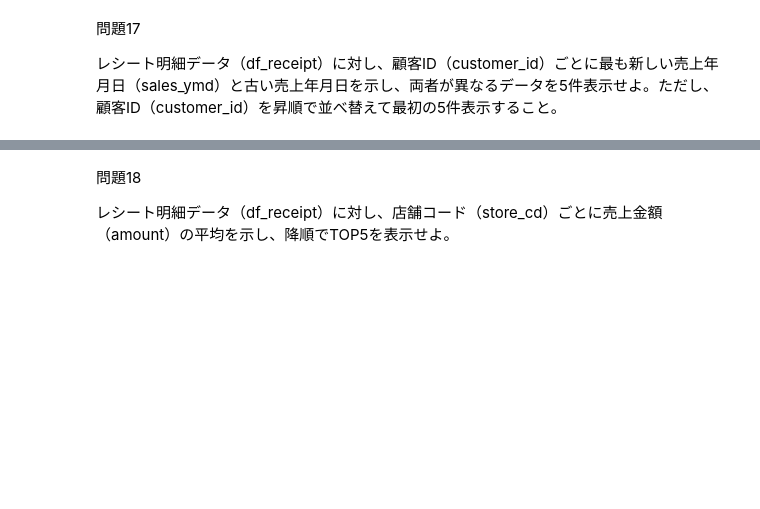
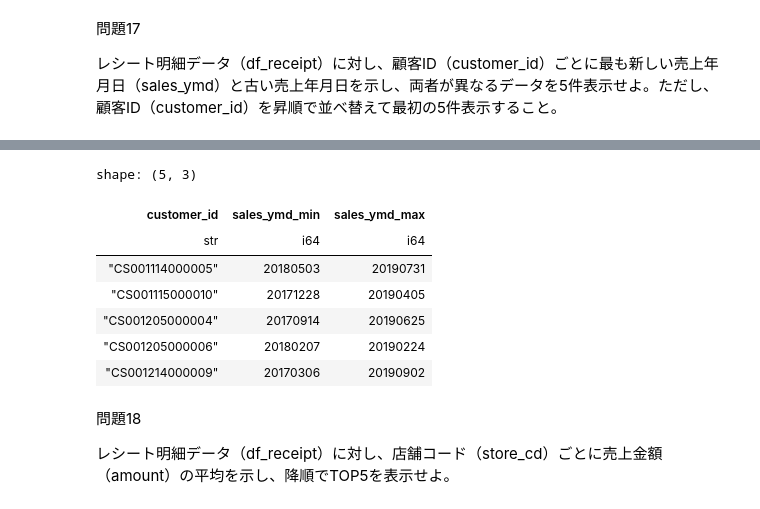
Before and after one commit to shinoshino39/xbp_polars, a Jupyter notebook: 50knocks.ipynb, the cells around one changed output, grey strips where cells are left out. Drawn from its saved outputs; the diff is of its cells as text; code cells hidden in the pictures; blank space fills up the shorter version.

```diff
--- a/50knocks.ipynb
+++ b/50knocks.ipynb
@@ -329,6 +359,23 @@ shape: (5, 3)
 レシート明細データ（df_receipt）に対し、顧客ID（customer_id）ごとに最も新しい売上年月日（sales_ymd）と古い売上年月日を示し、両者が異なるデータを5件表示せよ。ただし、顧客ID（customer_id）を昇順で並べ替えて最初の5件表示すること。
 # %% [markdown]
 <img src="https://i.gyazo.com/acc87ff955fbb8f37b93f0e347176f2f.png"  width="300px">
+# %%
+(df_receipt
+ .group_by('customer_id').agg(
+    pl.col('sales_ymd').min().alias('sales_ymd_min'),
+    pl.col('sales_ymd').max().alias('sales_ymd_max'))
+.filter(pl.col('sales_ymd_min') != pl.col('sales_ymd_max'))
+.sort('customer_id')
+.select('customer_id','sales_ymd_min','sales_ymd_max').head(5))
+# %% [output]
+shape: (5, 3)
+| customer_id | sales_ymd_min | sales_ymd_max |
+| str | i64 | i64 |
+| "CS001114000005" | 20180503 | 20190731 |
+| "CS001115000010" | 20171228 | 20190405 |
+| "CS001205000004" | 20170914 | 20190625 |
+| "CS001205000006" | 20180207 | 20190224 |
+| "CS001214000009" | 20170306 | 20190902 |
 # %% [markdown]
 問題18
 
```
Also changed, not shown: parts of 7 cells of this notebook.
